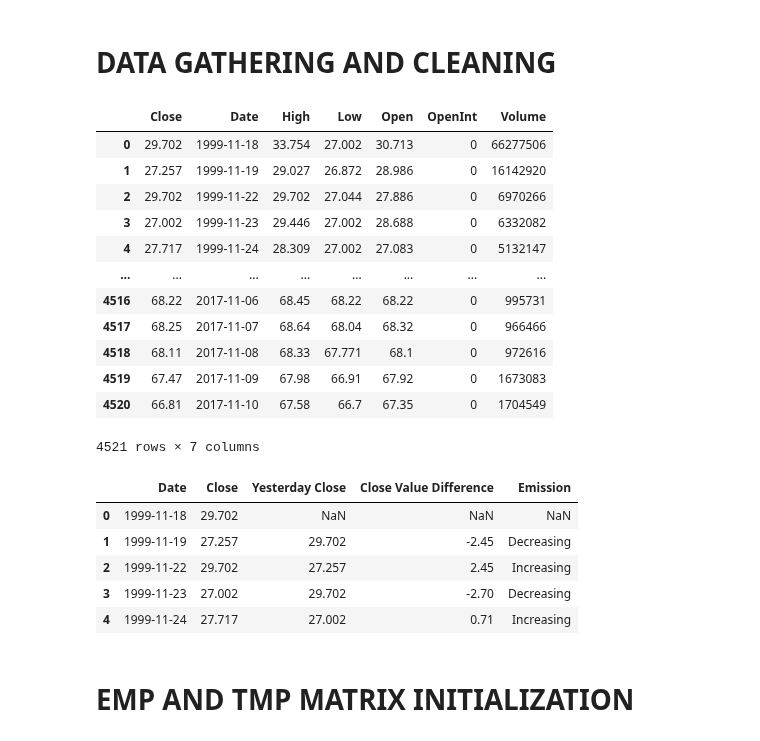
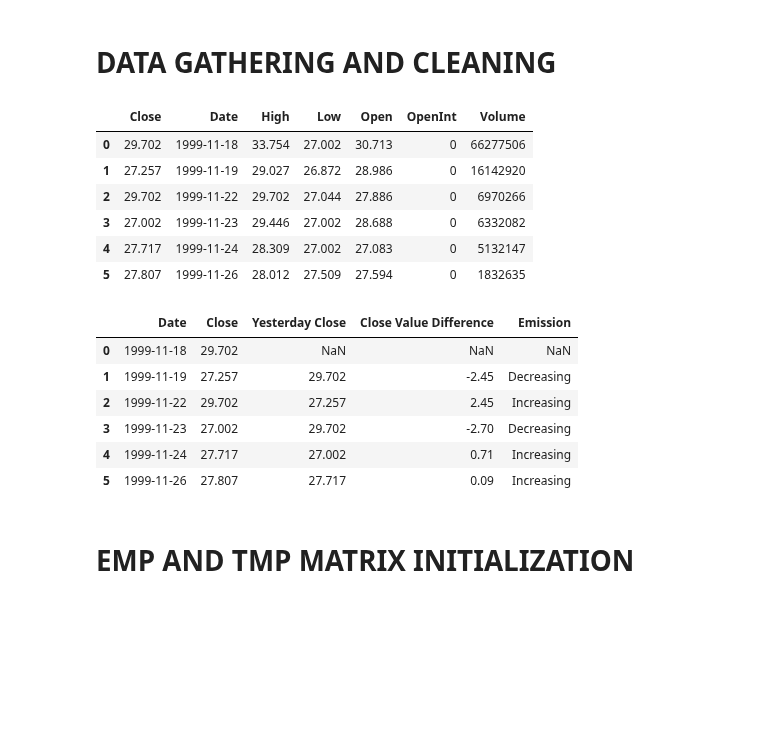
Before and after one commit to sophielouie/cs4100-5100-final-proj, a Jupyter notebook: Predicting Stock Market Prices.ipynb, the cells around one changed output. Saved outputs shown, nothing was run; the diff lists cells and outputs as text; code cells hidden in the pictures; blank space fills up the shorter version.

```diff
--- a/Predicting Stock Market Prices.ipynb
+++ b/Predicting Stock Market Prices.ipynb
@@ -52,21 +55,18 @@ def get_stock_data(file_name):
 # %%
 file_name = 'a.us.txt'
 df_a_stock = get_stock_data(file_name)
-df_a_stock
+
+test_df = df_a_stock.head(6)
+test_df
+#df_a_stock
 # %% [output]
 |  | Close | Date | High | Low | Open | OpenInt | Volume |
 | 0 | 29.702 | 1999-11-18 | 33.754 | 27.002 | 30.713 | 0 | 66277506 |
 | 1 | 27.257 | 1999-11-19 | 29.027 | 26.872 | 28.986 | 0 | 16142920 |
 | 2 | 29.702 | 1999-11-22 | 29.702 | 27.044 | 27.886 | 0 | 6970266 |
 | 3 | 27.002 | 1999-11-23 | 29.446 | 27.002 | 28.688 | 0 | 6332082 |
 | 4 | 27.717 | 1999-11-24 | 28.309 | 27.002 | 27.083 | 0 | 5132147 |
-| ... | ... | ... | ... | ... | ... | ... | ... |
-| 4516 | 68.22 | 2017-11-06 | 68.45 | 68.22 | 68.22 | 0 | 995731 |
-| 4517 | 68.25 | 2017-11-07 | 68.64 | 68.04 | 68.32 | 0 | 966466 |
-| 4518 | 68.11 | 2017-11-08 | 68.33 | 67.771 | 68.1 | 0 | 972616 |
-| 4519 | 67.47 | 2017-11-09 | 67.98 | 66.91 | 67.92 | 0 | 1673083 |
-| 4520 | 66.81 | 2017-11-10 | 67.58 | 66.7 | 67.35 | 0 | 1704549 |
+| 5 | 27.807 | 1999-11-26 | 28.012 | 27.509 | 27.594 | 0 | 1832635 |
-4521 rows × 7 columns
 # %%
 some_stock_files = ['a.us.txt', 'abc.us.txt', 'aktx.us.txt', 'blue.us.txt', 'bro.us.txt', 'by.us.txt',
                     'casi.us.txt', 'cbu.us.txt', 'cxdc.us.txt', 'dhr.us.txt', 'dxyn.us.txt', 'ebay.us.txt',
@@ -105,8 +105,8 @@ def get_emission(stock_dataframe):
 
     return one_day_dif_df
 # %%
-df_emission = get_emission(df_a_stock)
-df_emission.head()
+df_emission = get_emission(test_df)
+df_emission
 # %% [output]
 |  | Date | Close | Yesterday Close | Close Value Difference | Emission |
 | 0 | 1999-11-18 | 29.702 | NaN | NaN | NaN |
@@ -114,6 +114,7 @@ df_emission.head()
 | 2 | 1999-11-22 | 29.702 | 27.257 | 2.45 | Increasing |
 | 3 | 1999-11-23 | 27.002 | 29.702 | -2.70 | Decreasing |
 | 4 | 1999-11-24 | 27.717 | 27.002 | 0.71 | Increasing |
+| 5 | 1999-11-26 | 27.807 | 27.717 | 0.09 | Increasing |
 # %% [markdown]
 # EMP AND TMP MATRIX INITIALIZATION
 # %%
```
Also changed, not shown: parts of 9 cells of this notebook.
